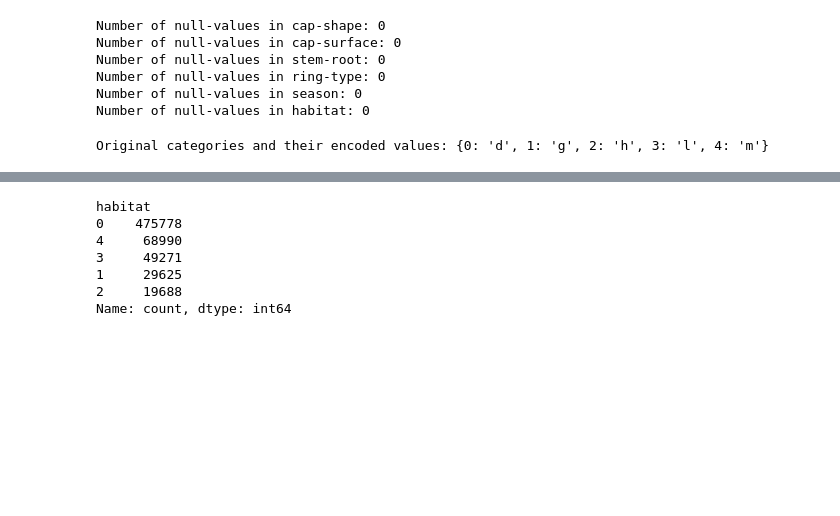
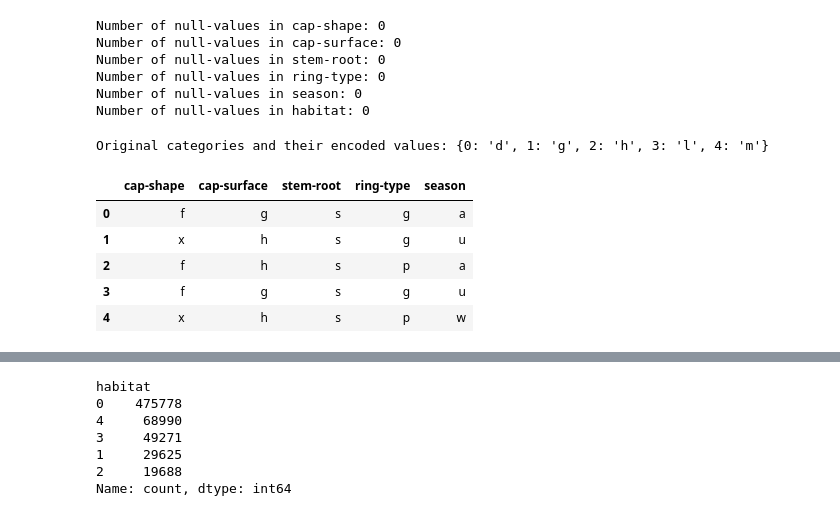
Before and after one commit to lboy107/WGU_Capstone, a Jupyter notebook: DataAnalysis.ipynb, the cells around one changed output, grey strips where cells are left out. Saved outputs shown, nothing was run; the diff lists cells and outputs as text; code cells hidden in the pictures; blank space fills up the shorter version.

```diff
--- a/DataAnalysis.ipynb
+++ b/DataAnalysis.ipynb
@@ -123,3 +125,12 @@ y.loc[:, 'habitat'] = label_encoder.fit_transform(y['habitat'])
 print("Original categories and their encoded values:", dict(enumerate(label_encoder.classes_)))
 # %% [output]
 Original categories and their encoded values: {0: 'd', 1: 'g', 2: 'h', 3: 'l', 4: 'm'}
+# %%
+X.head()
+# %% [output]
+|  | cap-shape | cap-surface | stem-root | ring-type | season |
+| 0 | f | g | s | g | a |
+| 1 | x | h | s | g | u |
+| 2 | f | h | s | p | a |
+| 3 | f | g | s | g | u |
+| 4 | x | h | s | p | w |
```
Also changed, not shown: parts of 4 cells of this notebook.
